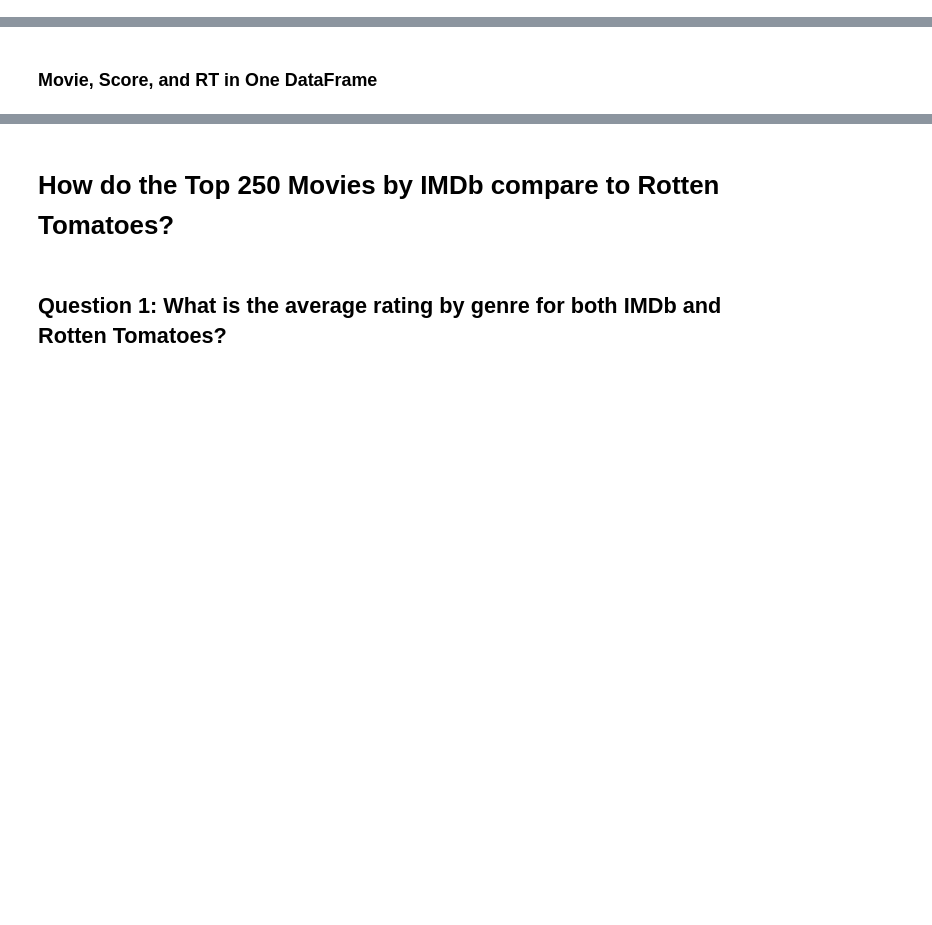
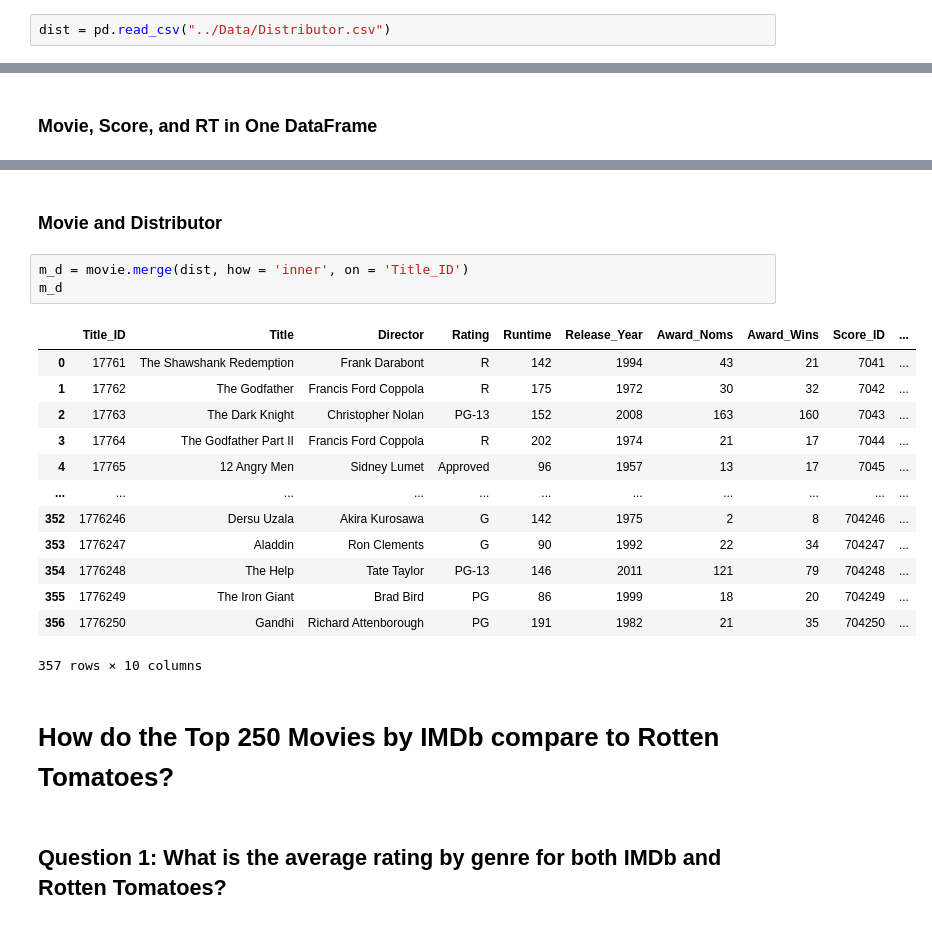
Before and after one commit to HannahSolima/Capstone, a Jupyter notebook: Notebooks/Analysis.ipynb, the cells around one changed output, grey strips where cells are left out. Saved outputs shown, nothing was run; the diff lists cells and outputs as text; blank space fills up the shorter version.

```diff
--- a/Notebooks/Analysis.ipynb
+++ b/Notebooks/Analysis.ipynb
@@ -19,3 +21,5 @@ rt = pd.read_csv("../Data/Rotten_Tomatoes.csv")
+# %%
+dist = pd.read_csv("../Data/Distributor.csv")
 # %% [markdown]
 ### Movie and RT combined
 # %%
@@ -56,3 +79,22 @@ all_df.head()
+# %% [markdown]
+### Movie and Distributor
+# %%
+m_d = movie.merge(dist, how = 'inner', on = 'Title_ID')
+m_d
+# %% [output]
+|  | Title_ID | Title | Director | Rating | Runtime | Release_Year | Award_Noms | Award_Wins | Score_ID | ... |
+| 0 | 17761 | The Shawshank Redemption | Frank Darabont | R | 142 | 1994 | 43 | 21 | 7041 | ... |
+| 1 | 17762 | The Godfather | Francis Ford Coppola | R | 175 | 1972 | 30 | 32 | 7042 | ... |
+| 2 | 17763 | The Dark Knight | Christopher Nolan | PG-13 | 152 | 2008 | 163 | 160 | 7043 | ... |
+| 3 | 17764 | The Godfather Part II | Francis Ford Coppola | R | 202 | 1974 | 21 | 17 | 7044 | ... |
+| 4 | 17765 | 12 Angry Men | Sidney Lumet | Approved | 96 | 1957 | 13 | 17 | 7045 | ... |
+| ... | ... | ... | ... | ... | ... | ... | ... | ... | ... | ... |
+| 352 | 1776246 | Dersu Uzala | Akira Kurosawa | G | 142 | 1975 | 2 | 8 | 704246 | ... |
+| 353 | 1776247 | Aladdin | Ron Clements | G | 90 | 1992 | 22 | 34 | 704247 | ... |
+| 354 | 1776248 | The Help | Tate Taylor | PG-13 | 146 | 2011 | 121 | 79 | 704248 | ... |
+| 355 | 1776249 | The Iron Giant | Brad Bird | PG | 86 | 1999 | 18 | 20 | 704249 | ... |
+| 356 | 1776250 | Gandhi | Richard Attenborough | PG | 191 | 1982 | 21 | 35 | 704250 | ... |
+357 rows × 10 columns
 # %% [markdown]
 # How do the Top 250 Movies by IMDb compare to Rotten Tomatoes?
 # %% [markdown]
```
Also changed, not shown: parts of 27 cells of this notebook, 3 other files.
